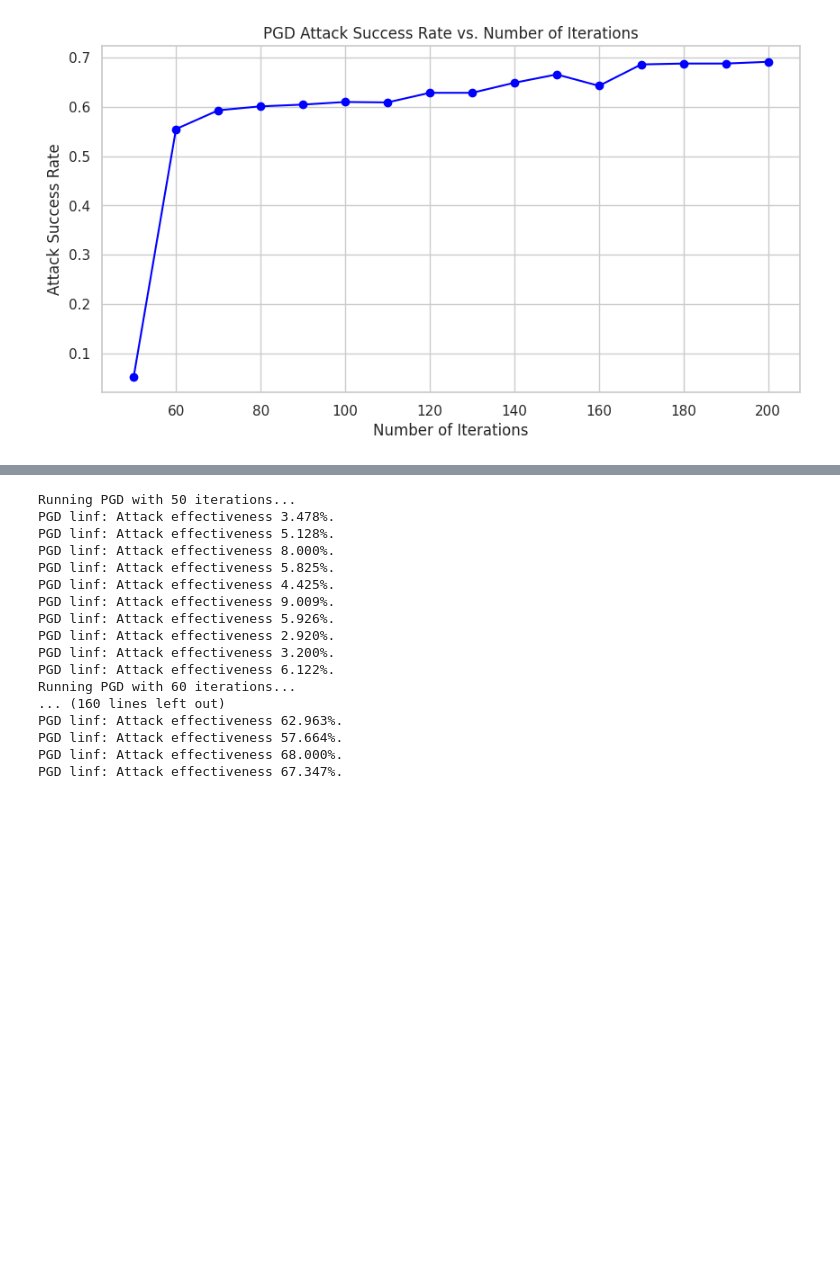
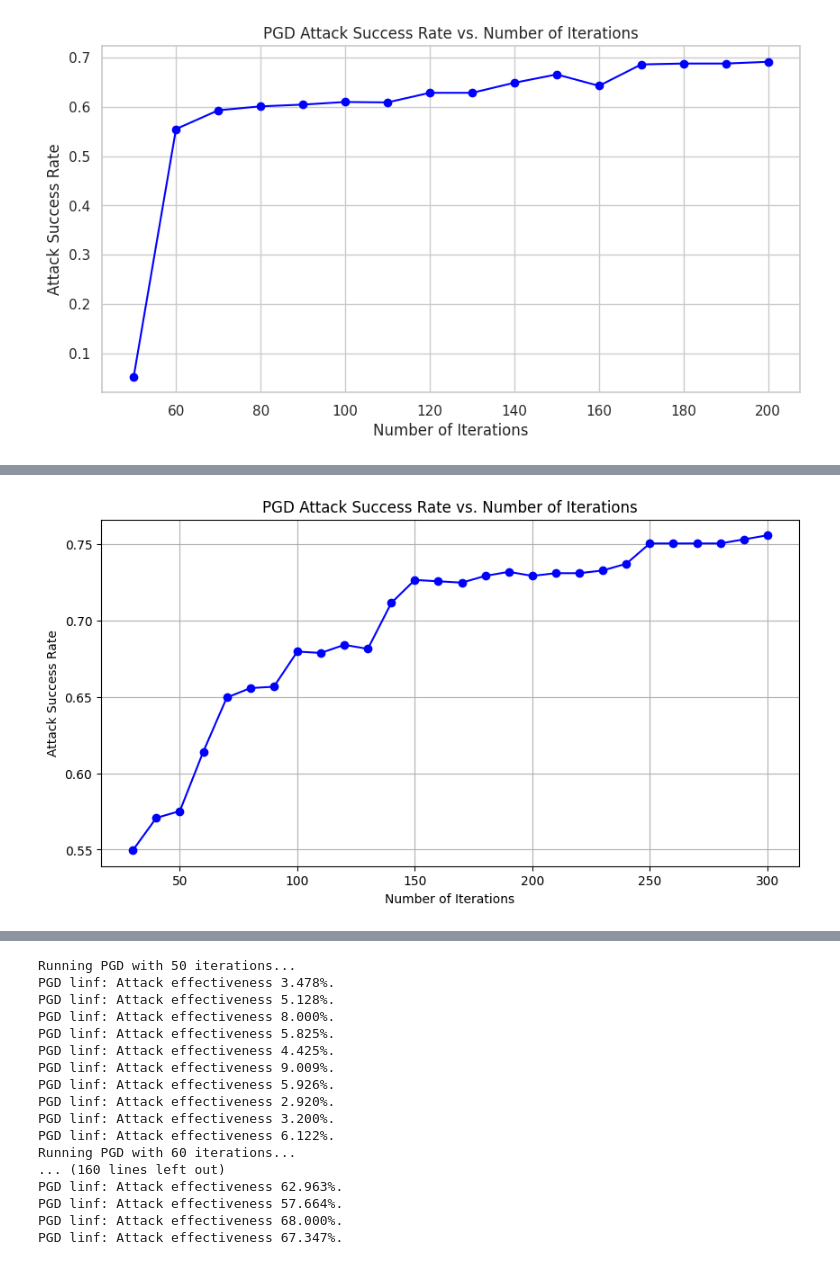
Before and after one commit to mostafa-ja/mal_adv4, a Jupyter notebook: adverserial_attack_RBF2.ipynb, the cells around one changed output, grey strips where cells are left out. Drawn from its saved outputs; the diff is of its cells as text; code cells hidden in the pictures; blank space fills up the shorter version.

```diff
--- a/adverserial_attack_RBF2.ipynb
+++ b/adverserial_attack_RBF2.ipynb
@@ -1751,8 +1751,8 @@ def pgd_min(x, y, model, insertion_array, removal_array, k=25, step_length=0.02,
         #print(loss)
         #print('loss_mal : ',criterion(y_model, torch.zeros_like(y.view(-1).long())))
 
-        loss_steps_i.append(criterion(y_model, y.view(-1).long()).detach().item())
-        loss_steps_d.append(loss.detach().item())
+        #loss_steps_i.append(criterion(y_model, y.view(-1).long()).detach().item())
+        #loss_steps_d.append(loss.detach().item())
 
 
 
@@ -2181,3 +2024,63 @@ PGD linf: Attack effectiveness 67.153%.
 PGD linf: Attack effectiveness 72.000%.
 PGD linf: Attack effectiveness 69.388%.
 [figure]
+# %%
+import torch
+import torch.nn as nn
+import torch.optim as optim
+import matplotlib.pyplot as plt
+import numpy as np
+
+def adv_predict(test_loader, model, attack, device, **kwargs):
+    model.eval()
+    n_samples = 0
+    cor_test = 0
+    cor_ad_test = 0
+
+    with torch.no_grad():
+        for x_test, y_test in test_loader:
+            x_test, y_test = x_test.to(torch.float32).to(device), y_test.to(device)
+            mal_x_batch, mal_y_batch = x_test[y_test.squeeze() == 1], y_test[y_test.squeeze() == 1]
+            n_samples += len(mal_y_batch)
+
+            outputs = model(mal_x_batch)
+            predicted = outputs.argmax(1)
+            cor_test += (predicted == 1).sum().item()
+
+            with torch.enable_grad():
+                pertb_mal_x, _, _ = attack(mal_x_batch, mal_y_batch, model, insertion_array, removal_array, **kwargs)
+
+            outputs = model(pertb_mal_x)
+            y_pred = outputs.argmax(1)
+            cor_ad_test += (y_pred == 1).sum().item()
+
+    # Calculate success rate as 1 - (correct predictions under attack / total samples)
+    attack_success_rate = 1 - (cor_ad_test / n_samples)
+    return attack_success_rate
+
+def run_pgd_attack(model, test_loader, device, iterations_list, step_size=0.02):
+    attack_success_rates = []
+    for k in iterations_list:
+        print(f"Running PGD with {k} iterations...")
+        success_rate = adv_predict(test_loader, model, pgd_min, device, k=k, step_length=step_size, norm='linf')
+        attack_success_rates.append(success_rate)
+
+    return attack_success_rates
+
+def plot_attack_success_rates(success_rates, iterations_list):
+    plt.figure(figsize=(10, 5))
+    plt.plot(iterations_list, success_rates, '-o', color='blue')
+    plt.title('PGD Attack Success Rate vs. Number of Iterations')
+    plt.xlabel('Number of Iterations')
+    plt.ylabel('Attack Success Rate')
+    plt.grid(True)
+    plt.show()
+
+# Assuming you have model, test_loader, and device defined
+iterations_list = list(range(30, 310, 10))  # Specific iteration counts from 50 to 100 with a step of 5
+step_size = 0.02  # Step size for PGD
+
+# Run PGD attack and plot the success rates
+attack_success_rates = run_pgd_attack(model_AT_rFGSM, test_loader, device, iterations_list, step_size=step_size)
+plot_attack_success_rates(attack_success_rates, iterations_list)
+# %% [output]
@@ -2183,0 +2104 @@ PGD linf: Attack effectiveness 69.388%.
+[figure, added]
```
Also changed, not shown: parts of 5 cells of this notebook.
